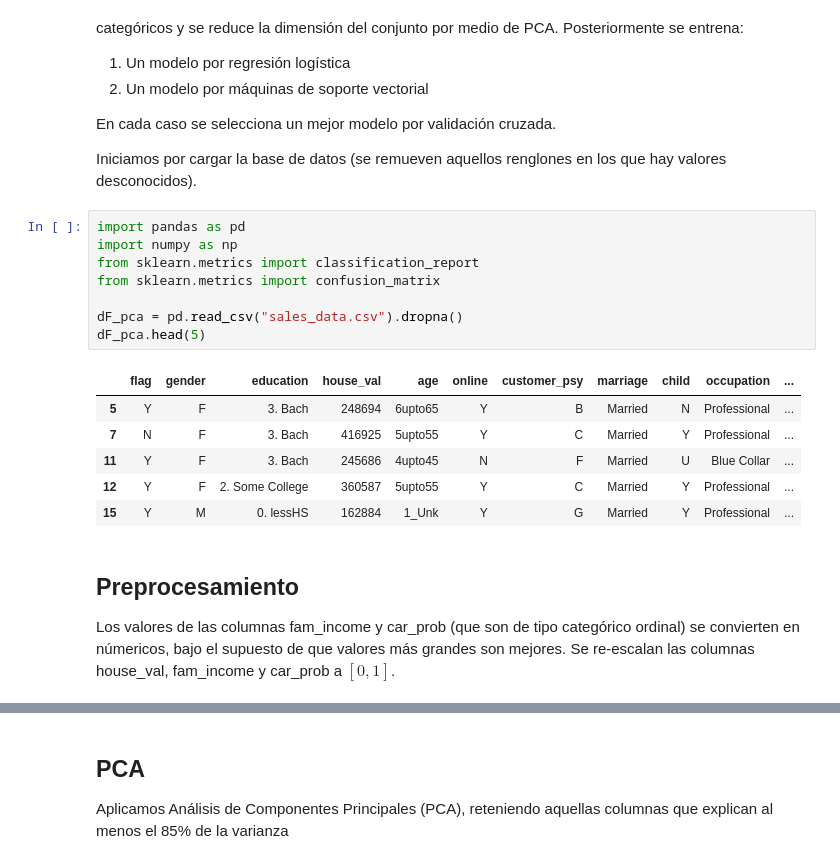
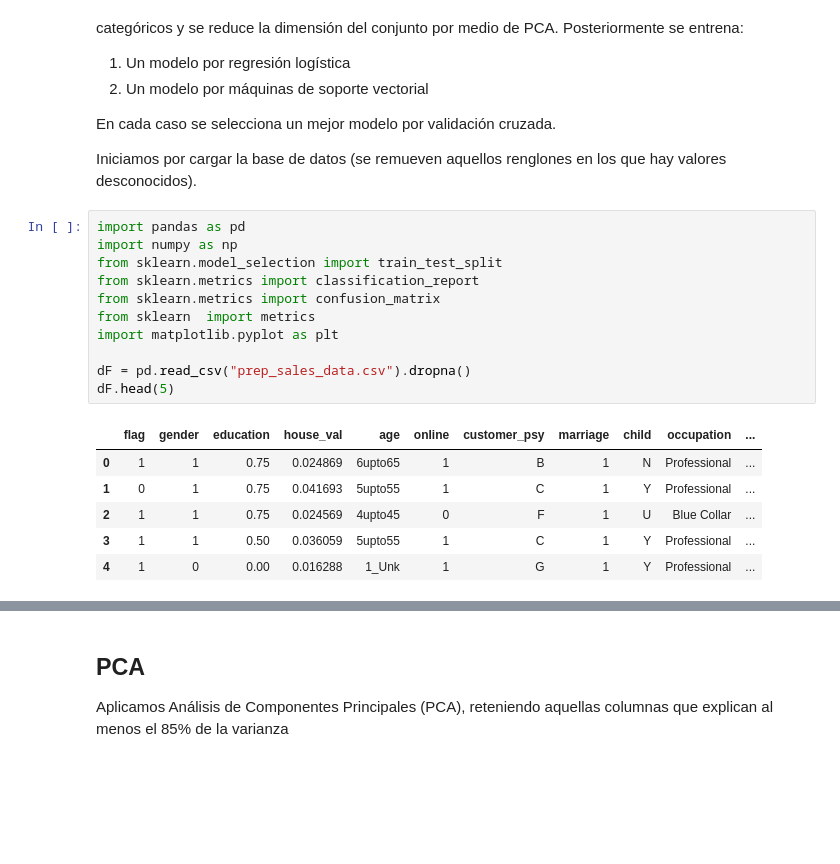
Before and after one commit to erickgrm/machine-learning, a Jupyter notebook: project/pca.ipynb, the cells around one changed output, grey strips where cells are left out. Drawn from its saved outputs; the diff is of its cells as text; blank space fills up the shorter version.

```diff
--- a/project/pca.ipynb
+++ b/project/pca.ipynb
@@ -11,20 +11,18 @@ Iniciamos por cargar la base de datos (se remueven aquellos renglones en los que
 # %%
 import pandas as pd
 import numpy as np
+from sklearn.model_selection import train_test_split
 from sklearn.metrics import classification_report
 from sklearn.metrics import confusion_matrix
+from sklearn  import metrics
+import matplotlib.pyplot as plt
 
-dF_pca = pd.read_csv("sales_data.csv").dropna()
-dF_pca.head(5)
+dF = pd.read_csv("prep_sales_data.csv").dropna()
+dF.head(5)
 # %% [output]
 |  | flag | gender | education | house_val | age | online | customer_psy | marriage | child | occupation | ... |
-| 5 | Y | F | 3. Bach | 248694 | 6upto65 | Y | B | Married | N | Professional | ... |
-| 7 | N | F | 3. Bach | 416925 | 5upto55 | Y | C | Married | Y | Professional | ... |
-| 11 | Y | F | 3. Bach | 245686 | 4upto45 | N | F | Married | U | Blue Collar | ... |
-| 12 | Y | F | 2. Some College | 360587 | 5upto55 | Y | C | Married | Y | Professional | ... |
-| 15 | Y | M | 0. lessHS | 162884 | 1_Unk | Y | G | Married | Y | Professional | ... |
+| 0 | 1 | 1 | 0.75 | 0.024869 | 6upto65 | 1 | B | 1 | N | Professional | ... |
+| 1 | 0 | 1 | 0.75 | 0.041693 | 5upto55 | 1 | C | 1 | Y | Professional | ... |
+| 2 | 1 | 1 | 0.75 | 0.024569 | 4upto45 | 0 | F | 1 | U | Blue Collar | ... |
+| 3 | 1 | 1 | 0.50 | 0.036059 | 5upto55 | 1 | C | 1 | Y | Professional | ... |
+| 4 | 1 | 0 | 0.00 | 0.016288 | 1_Unk | 1 | G | 1 | Y | Professional | ... |
-# %% [markdown]
-## Preprocesamiento
-Los valores de las columnas fam_income y car_prob (que son de tipo categórico ordinal) se convierten en númericos,
-bajo el supuesto de que valores más grandes son mejores. Se re-escalan las columnas house_val,
-fam_income y car_prob a $[0,1]$.
```
Also changed, not shown: parts of 14 cells of this notebook, 4 other files.
